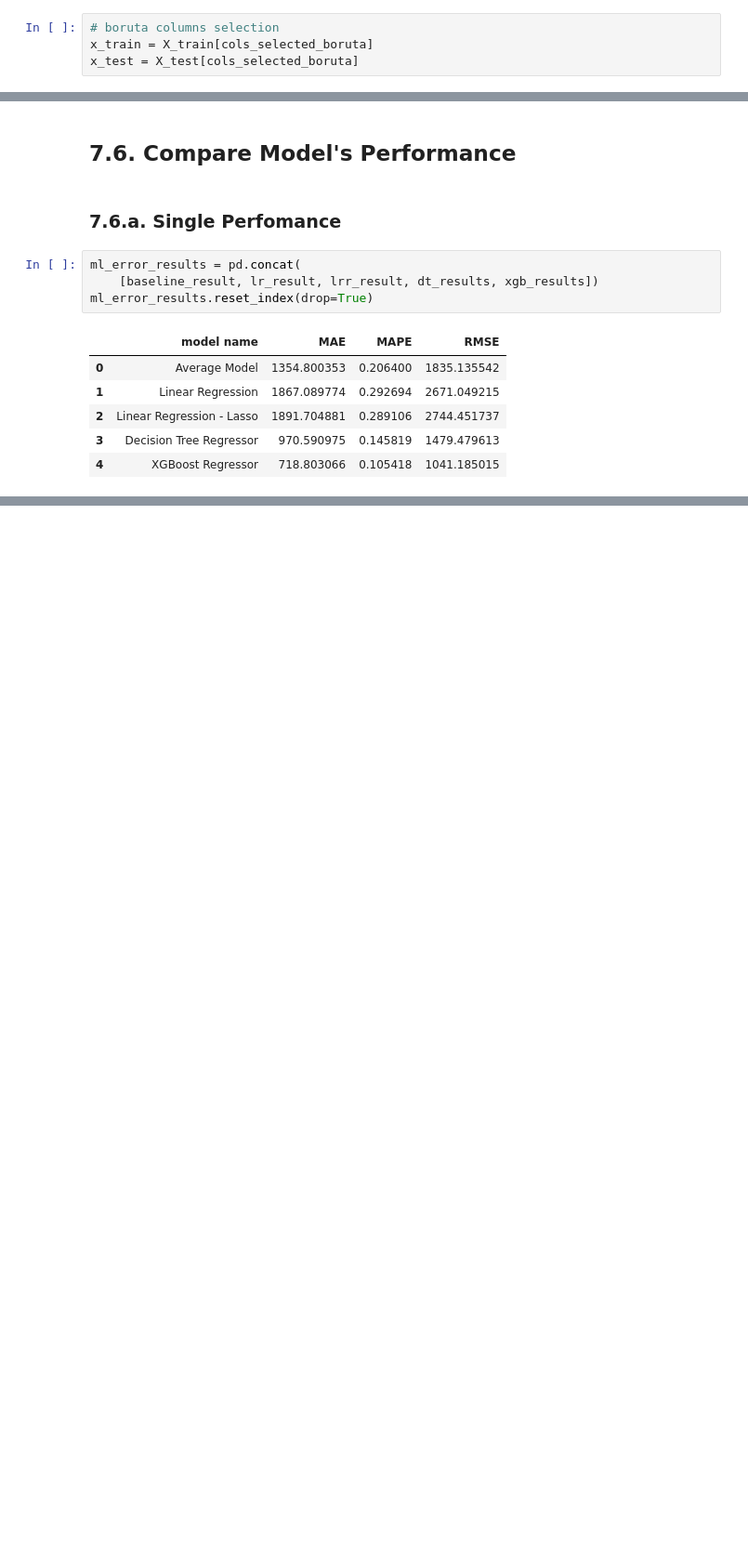
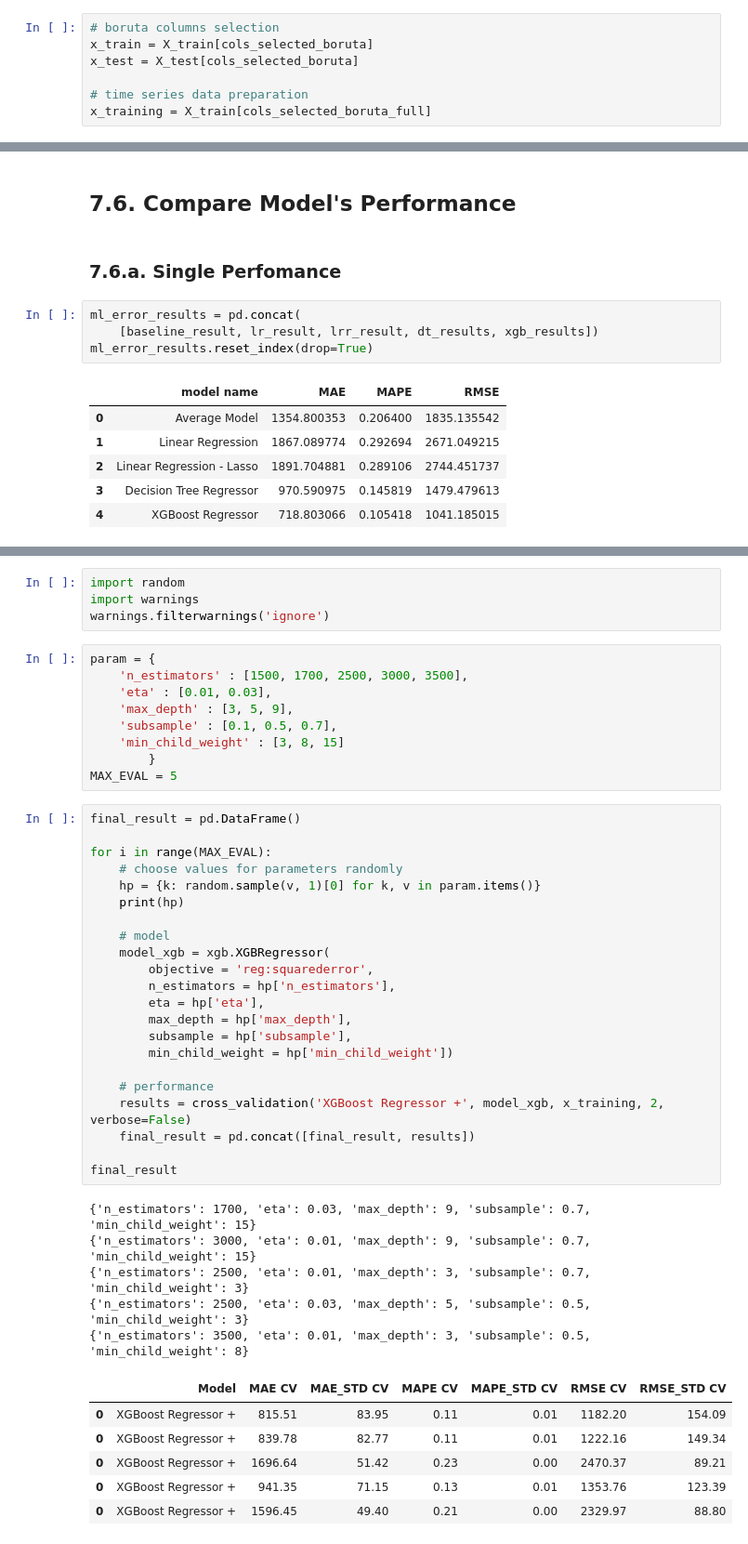
Before and after one commit to vfamim/Rossman-Sales, a Jupyter notebook: notebook/c01_01_Rossman.ipynb, the cells around one changed output, grey strips where cells are left out. Shown at 93% size. Saved outputs shown, nothing was run; the diff lists cells and outputs as text; blank space fills up the shorter version.

```diff
--- a/notebook/c01_01_Rossman.ipynb
+++ b/notebook/c01_01_Rossman.ipynb
@@ -1190,6 +1193,9 @@ Five models to be build:
 # boruta columns selection
 x_train = X_train[cols_selected_boruta]
 x_test = X_test[cols_selected_boruta]
+
+# time series data preparation
+x_training = X_train[cols_selected_boruta_full]
 # %% [markdown]
 ## 7.1. Average model
 # %%
@@ -1339,0 +1350,47 @@ modelling_result_cv.reset_index(drop=True)
+# %%
+import random
+import warnings
+warnings.filterwarnings('ignore')
+# %%
+param = {
+    'n_estimators' : [1500, 1700, 2500, 3000, 3500],
+    'eta' : [0.01, 0.03],
+    'max_depth' : [3, 5, 9],
+    'subsample' : [0.1, 0.5, 0.7],
+    'min_child_weight' : [3, 8, 15]
+        }
+MAX_EVAL = 5
+# %%
+final_result = pd.DataFrame()
+
+for i in range(MAX_EVAL):
+    # choose values for parameters randomly
+    hp = {k: random.sample(v, 1)[0] for k, v in param.items()}
+    print(hp)
+
+    # model
+    model_xgb = xgb.XGBRegressor(
+        objective = 'reg:squarederror',
+        n_estimators = hp['n_estimators'],
+        eta = hp['eta'],
+        max_depth = hp['max_depth'],
+        subsample = hp['subsample'],
+        min_child_weight = hp['min_child_weight'])
+
+    # performance
+    results = cross_validation('XGBoost Regressor +', model_xgb, x_training, 2, verbose=False)
+    final_result = pd.concat([final_result, results])
+
+final_result
+# %% [output]
+{'n_estimators': 1700, 'eta': 0.03, 'max_depth': 9, 'subsample': 0.7, 'min_child_weight': 15}
+{'n_estimators': 3000, 'eta': 0.01, 'max_depth': 9, 'subsample': 0.7, 'min_child_weight': 15}
+{'n_estimators': 2500, 'eta': 0.01, 'max_depth': 3, 'subsample': 0.7, 'min_child_weight': 3}
+{'n_estimators': 2500, 'eta': 0.03, 'max_depth': 5, 'subsample': 0.5, 'min_child_weight': 3}
+{'n_estimators': 3500, 'eta': 0.01, 'max_depth': 3, 'subsample': 0.5, 'min_child_weight': 8}
+|  | Model | MAE CV | MAE_STD CV | MAPE CV | MAPE_STD CV | RMSE CV | RMSE_STD CV |
+| 0 | XGBoost Regressor + | 815.51 | 83.95 | 0.11 | 0.01 | 1182.20 | 154.09 |
+| 0 | XGBoost Regressor + | 839.78 | 82.77 | 0.11 | 0.01 | 1222.16 | 149.34 |
+| 0 | XGBoost Regressor + | 1696.64 | 51.42 | 0.23 | 0.00 | 2470.37 | 89.21 |
+| 0 | XGBoost Regressor + | 941.35 | 71.15 | 0.13 | 0.01 | 1353.76 | 123.39 |
+| 0 | XGBoost Regressor + | 1596.45 | 49.40 | 0.21 | 0.00 | 2329.97 | 88.80 |
```
Also changed, not shown: parts of 18 cells of this notebook, 3 other files.
